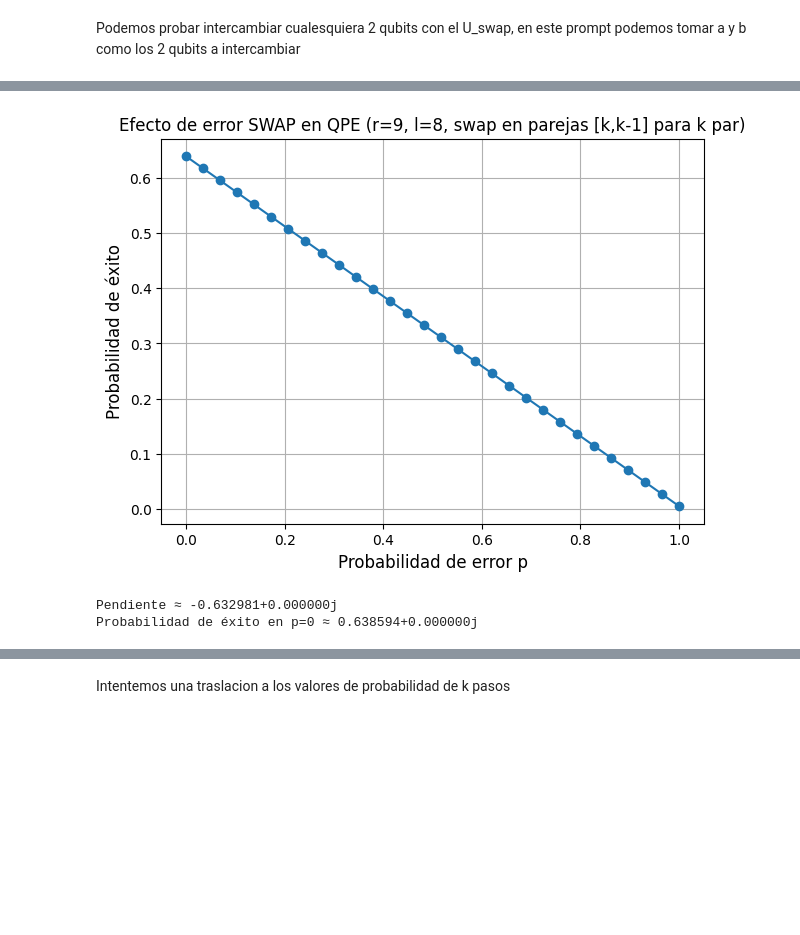
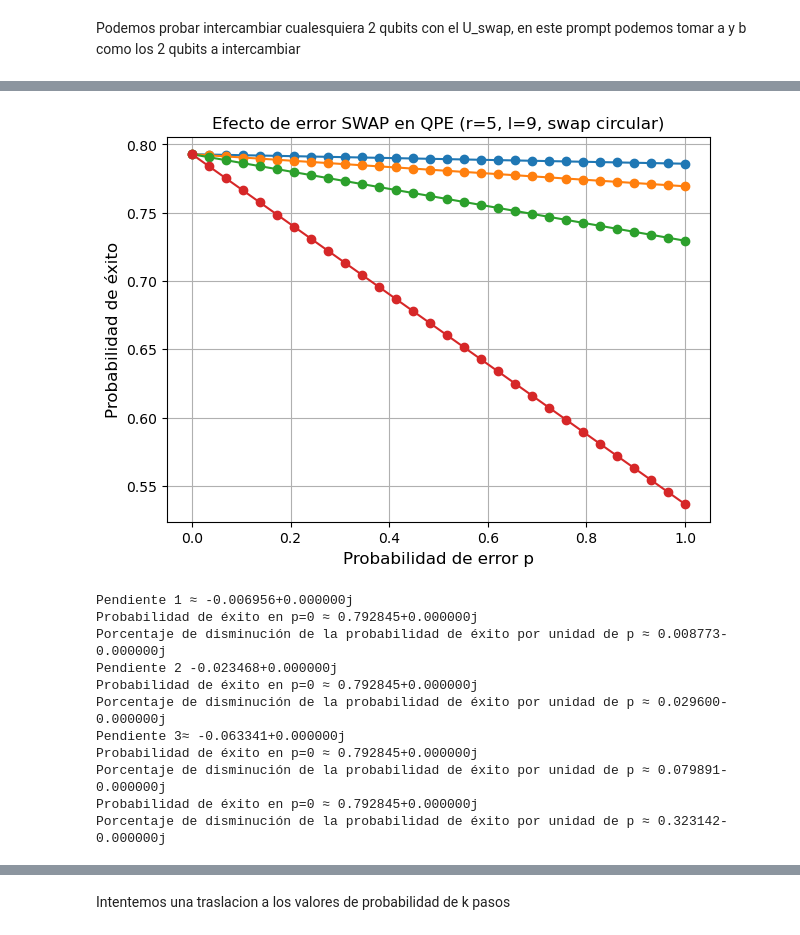
Before and after one commit to BenSanHer/Fuzzy-Measurments-aplicadas-sobre-Order-Finding, a Jupyter notebook: Algoritmo Order Finding Completo.ipynb, the cells around one changed output, grey strips where cells are left out. Cells and saved outputs as stored; diff of their text form; code cells hidden in the pictures; blank space fills up the shorter version.

Commit message:
Actualizo algoritmo de order finding completo y añado distancia entre distribuciones de probabilidad

```diff
--- a/Algoritmo Order Finding Completo.ipynb
+++ b/Algoritmo Order Finding Completo.ipynb
@@ -1183,8 +1253,8 @@ graficar_probabilidades(
 # %% [markdown]
 Veamos que pasa cuando hay error. Podriamos empezar a testear distintos valores de error en el sistema
 # %%
-r=9
-l=7
+r=6
+l=9
 k=1 #qubit a intercambiar adyacentes
 p=0.6
 
@@ -1328,41 +1488,90 @@ Probabilidad de éxito en p=0 ≈ 0.638594+0.000000j
 # %%
-r = 9
-l = 8
+r = 5
+l = 9
+
 
 ps = np.linspace(0, 1, 30)  # valores de p entre 0 y 0.5
 probs = probs_teoricas_QPE_l(r, l)
 ys_exitosos = y_que_recuperan_r(r, l)
 
 
-prob_exito_vs_p = []
+prob_exito_vs_p1 = []
+prob_exito_vs_p2 = []
+prob_exito_vs_p3 = []
+prob_exito_vs_p4 = []
 
 for p in ps:
-    errprobs = (1 - p) * probs + p * (U_swap_all_pairs(l) @ probs)
+    errprobs = (1 - p) * probs + p * (U_swap_circular_k(l,1) @ probs)
     prob_exito = sum(errprobs[y] for y in ys_exitosos)
-    prob_exito_vs_p.append(prob_exito)
+    prob_exito_vs_p1.append(prob_exito)
 
+for p in ps:
+    errprobs = (1 - p) * probs + p * (U_swap_circular_k(l,2) @ probs)
+    prob_exito = sum(errprobs[y] for y in ys_exitosos)
+    prob_exito_vs_p2.append(prob_exito)
 
+for p in ps:
+    errprobs = (1 - p) * probs + p * (U_swap_circular_k(l,3) @ probs)
+    prob_exito = sum(errprobs[y] for y in ys_exitosos)
+    prob_exito_vs_p3.append(prob_exito)
 
-
+for p in ps:
+    errprobs = (1 - p) * probs + p * (U_swap_circular_k(l,4) @ probs)
+    prob_exito = sum(errprobs[y] for y in ys_exitosos)
+    prob_exito_vs_p4.append(prob_exito)
 
 plt.figure(figsize=(7,5))
-plt.plot(ps, prob_exito_vs_p, marker='o')
+plt.plot(ps, prob_exito_vs_p1, marker='o', label=f"Error swap circular 1 rotación")
+plt.plot(ps, prob_exito_vs_p2, marker='o', label=f"Error swap circular 2 rotaciones")
+plt.plot(ps, prob_exito_vs_p3, marker='o', label=f"Error swap circular 3 rotaciones")
+plt.plot(ps, prob_exito_vs_p4, marker='o', label=f"Error swap circular 4 rotaciones")
 plt.xlabel("Probabilidad de error p", fontsize=12)
 plt.ylabel("Probabilidad de éxito", fontsize=12)
-plt.title(f"Efecto de error SWAP en QPE (r={r}, l={l}, swap en parejas [k,k-1] para k par)")
+plt.title(f"Efecto de error SWAP en QPE (r={r}, l={l}, swap circular)")
 plt.grid(True)
 plt.show()
 
 
-coef = np.polyfit(ps, prob_exito_vs_p, 1)
+coef = np.polyfit(ps, prob_exito_vs_p1, 1)
 pendiente, interseccion = coef
 
-print(f"Pendiente ≈ {pendiente:.6f}")
+print(f"Pendiente 1 ≈ {pendiente:.6f}")
 print(f"Probabilidad de éxito en p=0 ≈ {interseccion:.6f}")
+print(f"Porcentaje de disminución de la probabilidad de éxito por unidad de p ≈ {-pendiente/interseccion:.6f}")
+
+coef = np.polyfit(ps, prob_exito_vs_p2, 1)
+pendiente, interseccion = coef
+
+print(f"Pendiente 2 {pendiente:.6f}")
+print(f"Probabilidad de éxito en p=0 ≈ {interseccion:.6f}")
+print(f"Porcentaje de disminución de la probabilidad de éxito por unidad de p ≈ {-pendiente/interseccion:.6f}")
+
+coef = np.polyfit(ps, prob_exito_vs_p3, 1)
+pendiente, interseccion = coef
+
+print(f"Pendiente 3≈ {pendiente:.6f}")
+print(f"Probabilidad de éxito en p=0 ≈ {interseccion:.6f}")
+print(f"Porcentaje de disminución de la probabilidad de éxito por unidad de p ≈ {-pendiente/interseccion:.6f}")
+
+coef = np.polyfit(ps, prob_exito_vs_p4, 1)
+pendiente, interseccion = coef
+
+
+print(f"Probabilidad de éxito en p=0 ≈ {interseccion:.6f}")
+print(f"Porcentaje de disminución de la probabilidad de éxito por unidad de p ≈ {-pendiente/interseccion:.6f}")
 # %% [output]
-[figure, old version]
+[figure, new version]
-Pendiente ≈ -0.632981+0.000000j
-Probabilidad de éxito en p=0 ≈ 0.638594+0.000000j
+Pendiente 1 ≈ -0.006956+0.000000j
+Probabilidad de éxito en p=0 ≈ 0.792845+0.000000j
+Porcentaje de disminución de la probabilidad de éxito por unidad de p ≈ 0.008773-0.000000j
+Pendiente 2 -0.023468+0.000000j
+Probabilidad de éxito en p=0 ≈ 0.792845+0.000000j
+Porcentaje de disminución de la probabilidad de éxito por unidad de p ≈ 0.029600-0.000000j
+Pendiente 3≈ -0.063341+0.000000j
+Probabilidad de éxito en p=0 ≈ 0.792845+0.000000j
+Porcentaje de disminución de la probabilidad de éxito por unidad de p ≈ 0.079891-0.000000j
+Probabilidad de éxito en p=0 ≈ 0.792845+0.000000j
+Porcentaje de disminución de la probabilidad de éxito por unidad de p ≈ 0.323142-0.000000j
 # %%
 
 graficar_probabilidades(probs,
```
Also changed, not shown: parts of 51 cells of this notebook, 1 other file.
